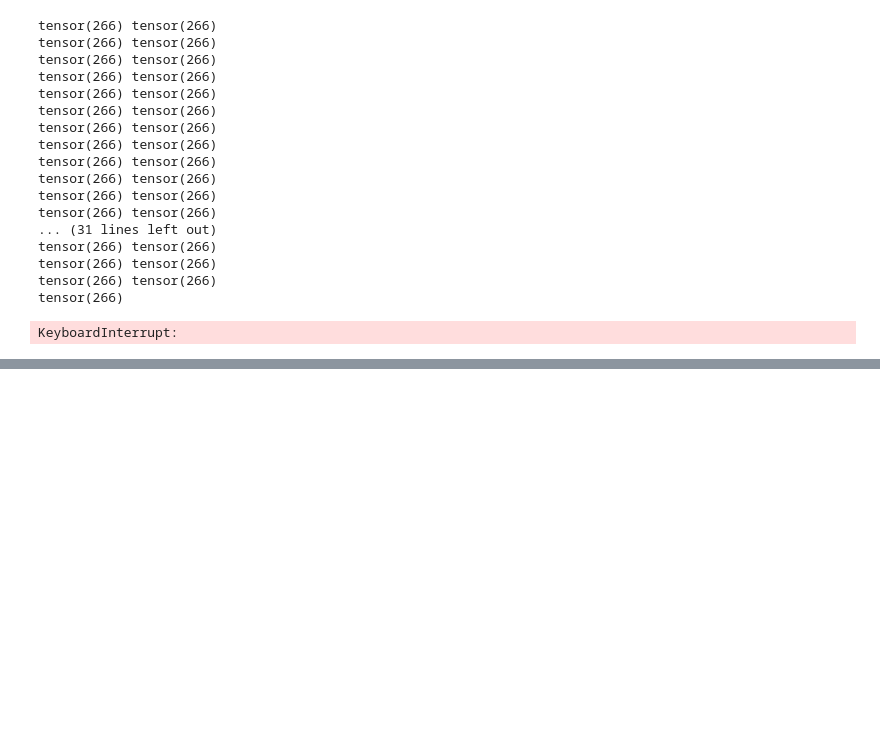
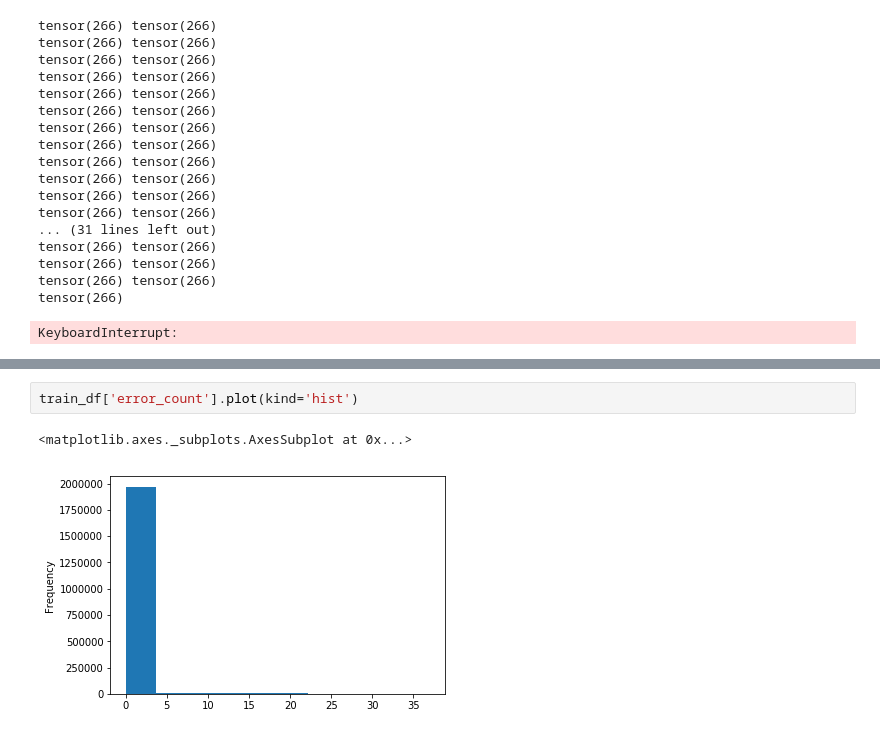
Before and after one commit to snakers4/cft-contest-2018, a Jupyter notebook: src/cft_name.ipynb, the cells around one changed output, grey strips where cells are left out. Drawn from its saved outputs; the diff is of its cells as text; blank space fills up the shorter version.

```diff
--- a/src/cft_name.ipynb
+++ b/src/cft_name.ipynb
@@ -1041,0 +1612,5 @@ KeyboardInterrupt:
+# %%
+train_df['error_count'].plot(kind='hist')
+# %% [output]
+<matplotlib.axes._subplots.AxesSubplot at 0x...>
+[figure, added]
```
Also changed, not shown: parts of 67 cells of this notebook, 4 other files.
